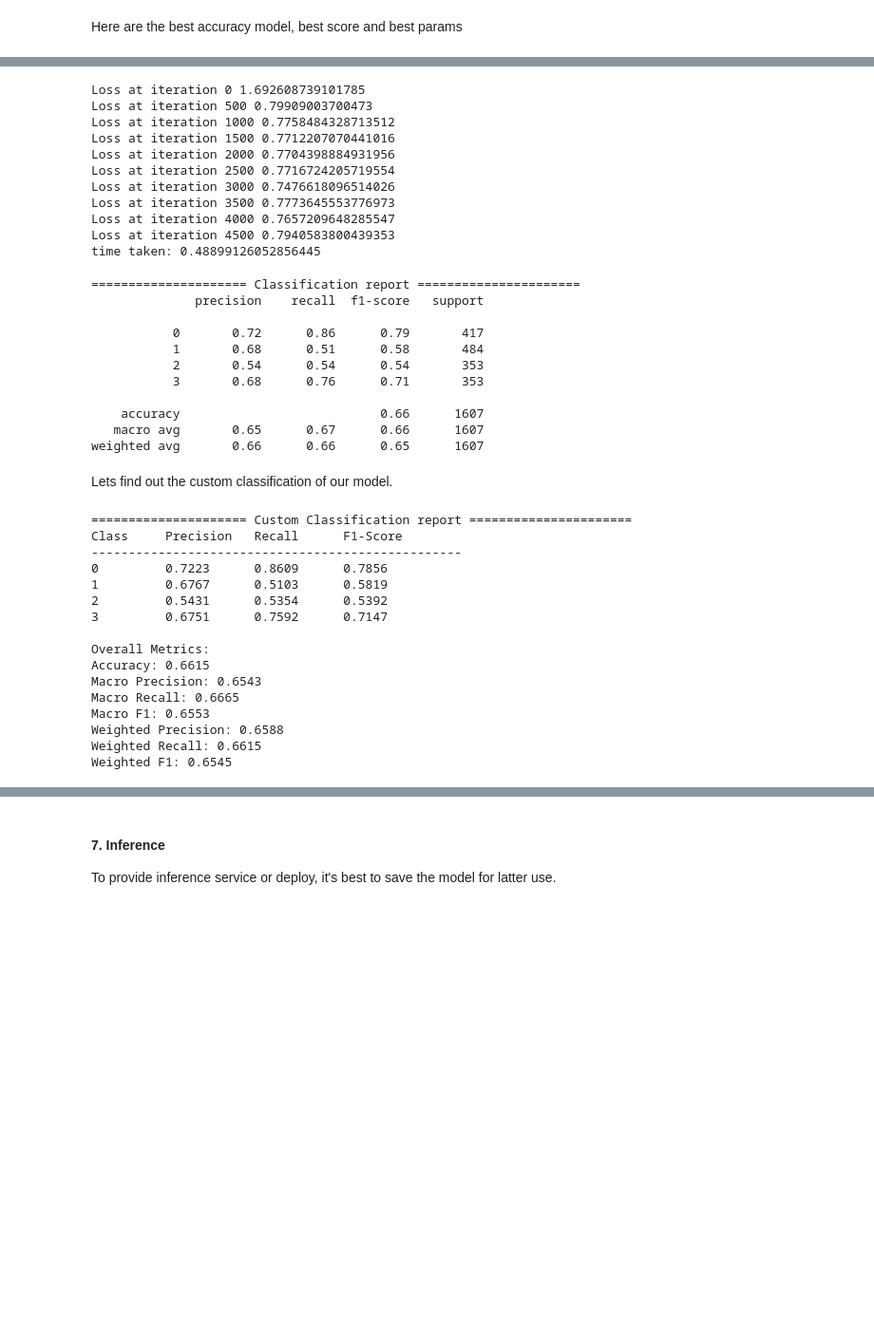
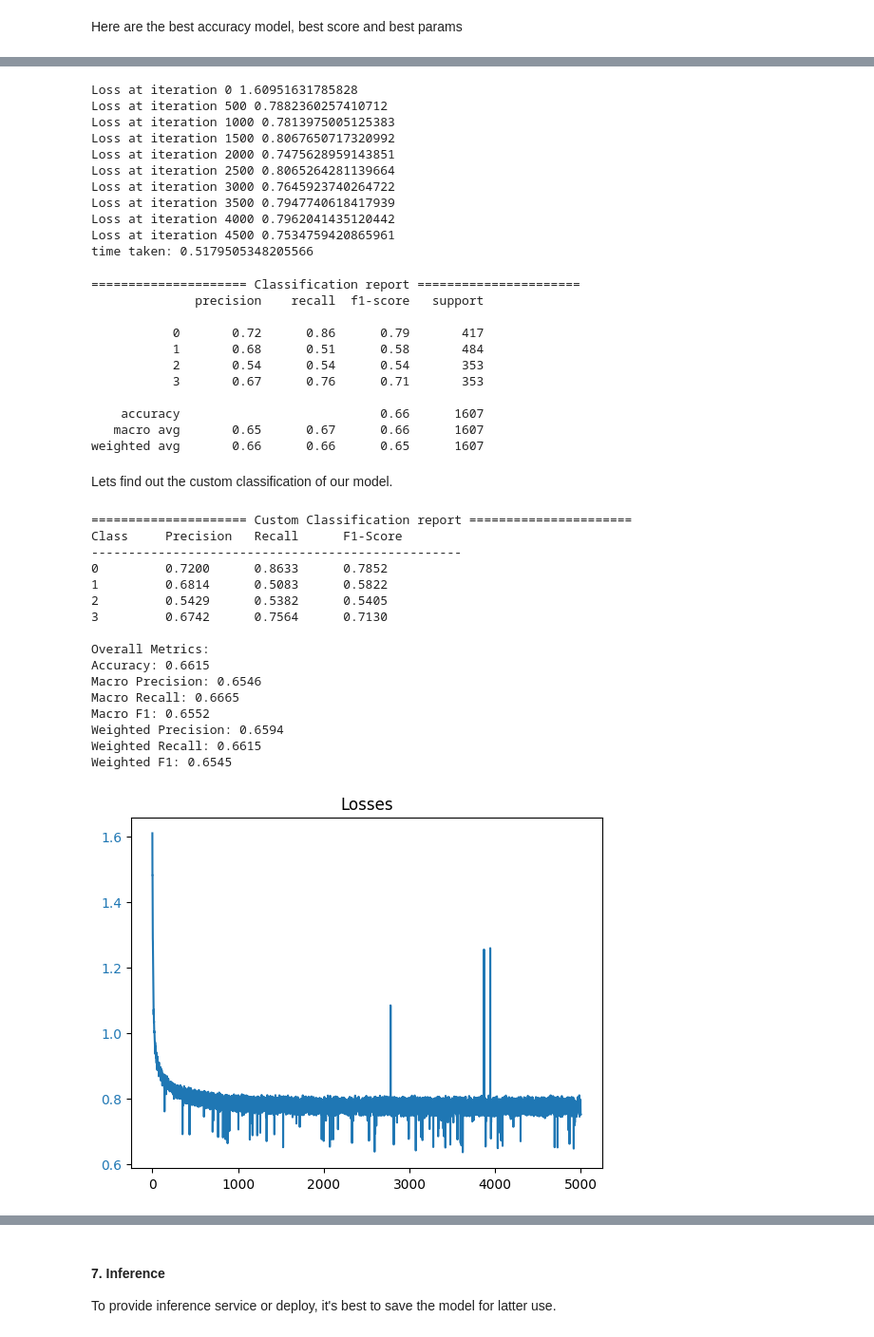
Before and after one commit to puskr99/A3-car-price, a Jupyter notebook: code/car-price-prediction.ipynb, the cells around one changed output, grey strips where cells are left out. Shown at 95% size. Cells and saved outputs as stored; diff of their text form; code cells hidden in the pictures; blank space fills up the shorter version.

Commit message:
added some graphs and some change

```diff
--- a/code/car-price-prediction.ipynb
+++ b/code/car-price-prediction.ipynb
@@ -766,10 +766,11 @@ class CustomLogisticRegression:
         else:
             raise ValueError('Method must be one of the followings: "batch", "minibatch" or "sto".')
 
-
+    # gradient
     def gradient(self, X, Y, W):
         m = X.shape[0]
         h = self.h_theta(X, self.W)
+        # loss = sum of all (ylog(yhat))
         loss = - np.sum(Y*np.log(h)) / m
         error = h - Y
 
@@ -801,7 +802,7 @@ class CustomLogisticRegression:
         # print(X.shape, W.shape)
         return self.softmax(X @ W)
 
-
+    # eg:  argmxa([0.88 0.11 0.04 0.05]) -> 0.88
     def predict(self, X_test):
         return np.argmax(self.h_theta(X_test, self.W), axis=1)
 
@@ -835,6 +836,10 @@ class CustomLogisticRegression:
     def f1_score(self, precision, recall):
         return 2 * (precision * recall) / (precision + recall) if precision + recall > 0 else 0
 
+    # macro considers equal importance to classes.
+    # Suitable for Balanced datasets, equal class importance
+
+    ## MACRO METRICS-> eg. macro_precision = precision_1 + precision_2 + .... + precision_n/ (no_of_classes)
 
     def macro_precision(self, y_true, y_pred):
         precisions = [self.precision(y_true, y_pred, c) for c in range(self.k)]
@@ -851,7 +856,10 @@ class CustomLogisticRegression:
                      for c in range(self.k)]
         return np.mean(f1_scores)
 
+    # weighted considers class distribution
+    # Suitable for Imbalanced datasets
 
+    ## Weighted metrics-> weighted_precision = support_1 * precision_1 + support_2 * precision_2 + .......... /(support_1 + support_2 + ....)
     def weighted_precision(self, y_true, y_pred):
         precisions = [self.precision(y_true, y_pred, c) for c in range(self.k)]
         class_counts = [np.sum(y_true == c) for c in range(self.k)]
@@ -928,6 +936,14 @@ class CustomLogisticRegression:
         plt.title("Feature Importance in Custome Logistic Regression")
         plt.grid(axis="x", linestyle="--", alpha=0.7)
         plt.show()
+
+
+    def plot_loss(self, title="Losses"):
+        plt.plot(self.losses, color="tab:blue", label="Accuracy")
+        plt.tick_params(axis="y", labelcolor="tab:blue")
+
+        plt.title(title)
+        plt.show()
 # %%
 #helper function for looping classnames
 import sys
@@ -993,9 +1009,21 @@ for penalty, alpha, method in param_combinations:
         yhat = model.predict(X_test)
 
         acc  = model.accuracy(y_true= y_test, y_pred= yhat)
-        precision  = model.accuracy(y_true= y_test, y_pred= yhat)
-        recall  = model.accuracy(y_true= y_test, y_pred= yhat)
-        f1  = model.accuracy(y_true= y_test, y_pred= yhat)
+
+        precisions_score = []
+        recalls_score = []
+
+        # find precision and recall for each class and store for average.
+        for c in range(k):
+            precision = model.precision(y_true= y_test, y_pred= yhat, class_label=c)
+            recall  = model.recall(y_true= y_test, y_pred= yhat, class_label=c)
+            precisions_score.append(precision)
+            recalls_score.append(recall)
+
+        precision = np.mean(precisions_score)
+        recall  = np.mean(recalls_score)
+
+        f1  = model.f1_score(precision=precision, recall=recall)
 
         mlflow.log_metric(key="accuracy", value=acc)
         mlflow.log_metric(key="precision", value=precision)
@@ -1075,17 +1103,17 @@ _grid_model = CustomLogisticRegression(
 
 _grid_model.fit(X_train, Y_train_encoded)
 # %% [output]
-Loss at iteration 0 1.692608739101785
-Loss at iteration 500 0.79909003700473
-Loss at iteration 1000 0.7758484328713512
-Loss at iteration 1500 0.7712207070441016
-Loss at iteration 2000 0.7704398884931956
-Loss at iteration 2500 0.7716724205719554
-Loss at iteration 3000 0.7476618096514026
-Loss at iteration 3500 0.7773645553776973
-Loss at iteration 4000 0.7657209648285547
-Loss at iteration 4500 0.7940583800439353
-time taken: 0.48899126052856445
+Loss at iteration 0 1.60951631785828
+Loss at iteration 500 0.7882360257410712
+Loss at iteration 1000 0.7813975005125383
+Loss at iteration 1500 0.8067650717320992
+Loss at iteration 2000 0.7475628959143851
+Loss at iteration 2500 0.8065264281139664
+Loss at iteration 3000 0.7645923740264722
+Loss at iteration 3500 0.7947740618417939
+Loss at iteration 4000 0.7962041435120442
+Loss at iteration 4500 0.7534759420865961
+time taken: 0.5179505348205566
 # %%
 ## classification report using sklearn
 from sklearn.metrics import classification_report
@@ -1100,7 +1128,7 @@ print(classification_report(y_pred=yhat, y_true=y_test))
            0       0.72      0.86      0.79       417
            1       0.68      0.51      0.58       484
            2       0.54      0.54      0.54       353
-           3       0.68      0.76      0.71       353
+           3       0.67      0.76      0.71       353
 
     accuracy                           0.66      1607
    macro avg       0.65      0.67      0.66      1607
@@ -1115,19 +1143,23 @@ _grid_model.custom_classification_report(y_pred= yhat, y_true= y_test)
 ===================== Custom Classification report ======================
 Class     Precision   Recall      F1-Score
 --------------------------------------------------
-0         0.7223      0.8609      0.7856
-1         0.6767      0.5103      0.5819
-2         0.5431      0.5354      0.5392
-3         0.6751      0.7592      0.7147
+0         0.7200      0.8633      0.7852
+1         0.6814      0.5083      0.5822
+2         0.5429      0.5382      0.5405
+3         0.6742      0.7564      0.7130
 
 Overall Metrics:
 Accuracy: 0.6615
-Macro Precision: 0.6543
+Macro Precision: 0.6546
 Macro Recall: 0.6665
-Macro F1: 0.6553
-Weighted Precision: 0.6588
+Macro F1: 0.6552
+Weighted Precision: 0.6594
 Weighted Recall: 0.6615
 Weighted F1: 0.6545
+# %%
+_grid_model.plot_loss()
+# %% [output]
+[figure, added]
 # %%
 # since all features are scaled, we can use feature importance to interpret our model.
 _grid_model.plot_feature_importance()
```
Also changed, not shown: parts of 5 cells of this notebook, 5 other files.
